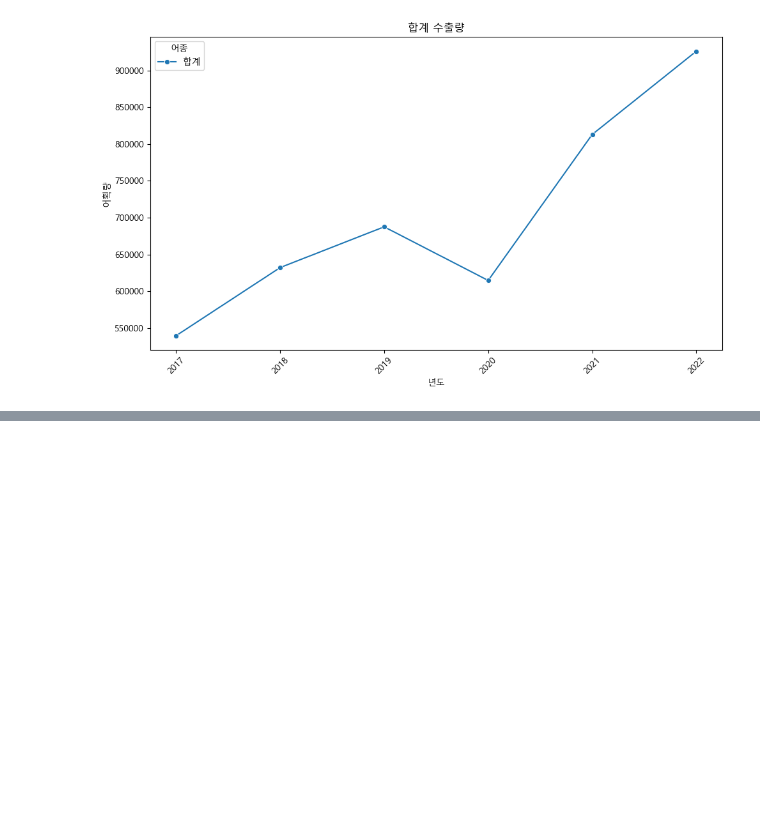
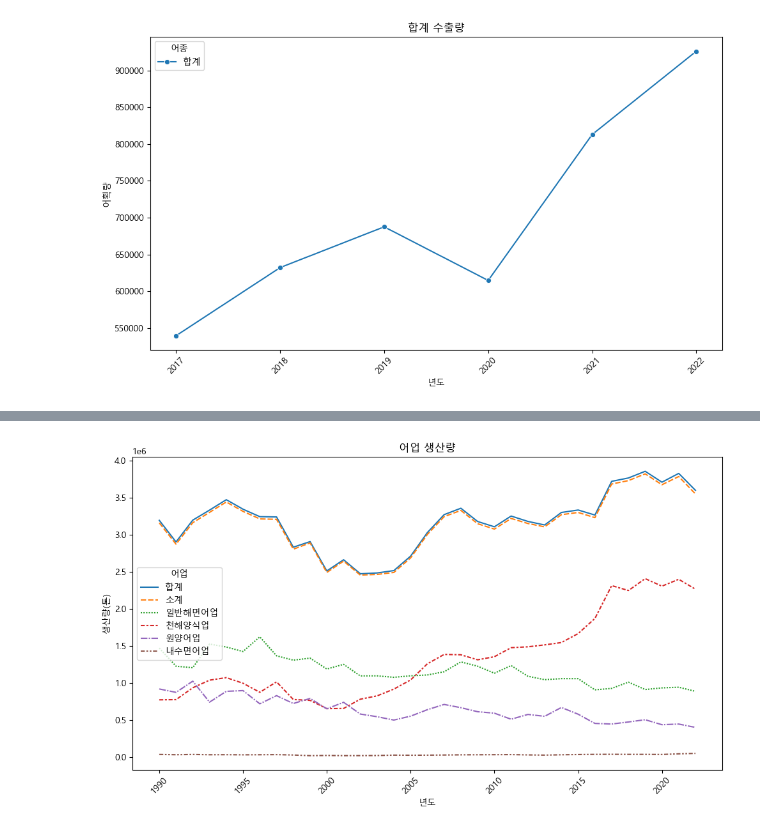
Before and after one commit to Songsungsang/Smart_Factory_Project_Data_Analysis, a Jupyter notebook: sea.ipynb, the cells around one changed output, grey strips where cells are left out. Saved outputs shown, nothing was run; the diff lists cells and outputs as text; code cells hidden in the pictures; blank space fills up the shorter version.

```diff
--- a/sea.ipynb
+++ b/sea.ipynb
@@ -106,3 +142,5 @@ plt.show()
 159  합계  2021  813169.431
 191  합계  2022  926296.054
 [figure]
+# %%
+total_produce = pd.read_excel('./data/어업_생산량.xlsx', index_col=0)  # 첫번째 열(연도)을 인덱스로 생산량 데이터 읽기
@@ -108,0 +157,17 @@ plt.show()
+# %%
+# 어업 생산량 기본 그래프 그리기
+plt.figure(figsize=(10, 6))
+sns.lineplot(data=total_produce)
+
+# 그래프 꾸미기
+plt.title('어업 생산량')
+plt.xlabel('년도')
+plt.ylabel('생산량(톤)')
+plt.xticks(rotation=45)  # x축 년도 레이블 회전
+plt.legend(title='어업')
+
+# 그래프 표시
+plt.tight_layout()
+plt.show()
+# %% [output]
+[figure, added]
```
Also changed, not shown: parts of 9 cells of this notebook, 1 other file.
